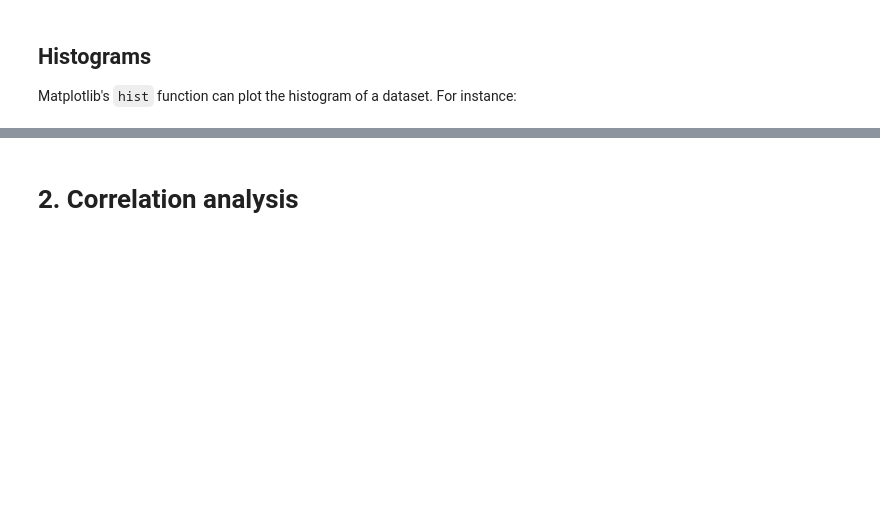
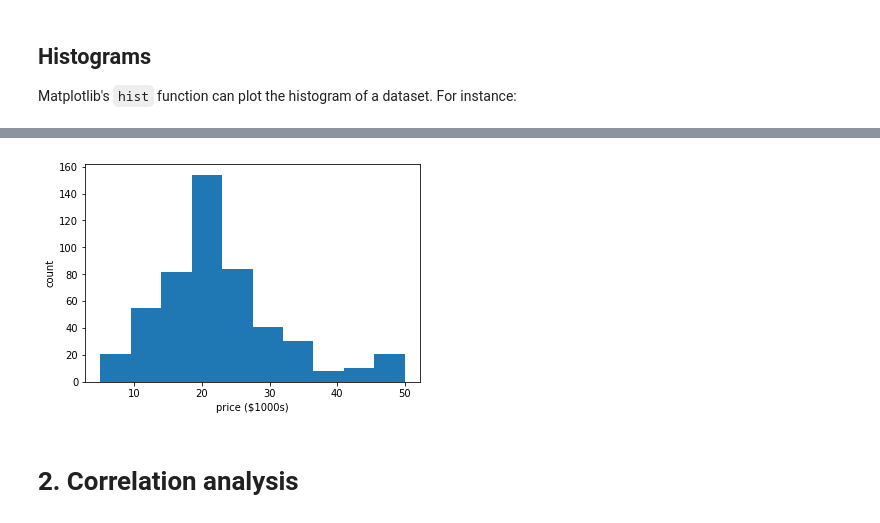
Before and after one commit to glatard/intro-data-analysis-python, a Jupyter notebook: Lecture7.ipynb, the cells around one changed output, grey strips where cells are left out. Cells and saved outputs as stored; diff of their text form; code cells hidden in the pictures; blank space fills up the shorter version.

```diff
--- a/Lecture7.ipynb
+++ b/Lecture7.ipynb
@@ -111,6 +145,13 @@ plt.show()
 <img src="https://upload.wikimedia.org/wikipedia/commons/thumb/d/dd/Antu_task-complete.svg/1024px-Antu_task-complete.svg.png" width=50 align=left/>
 
 Using `matplotlib`'s `hist` function, plot a histogram of median prices in the dataset.
+# %%
+plt.hist(df['Price'])
+plt.xlabel('price ($1000s)')
+plt.ylabel('count')
+plt.show()
+# %% [output]
+[figure, added]
 # %% [markdown]
 # 2. Correlation analysis
 # %% [markdown]
```
Also changed, not shown: parts of 16 cells of this notebook.
